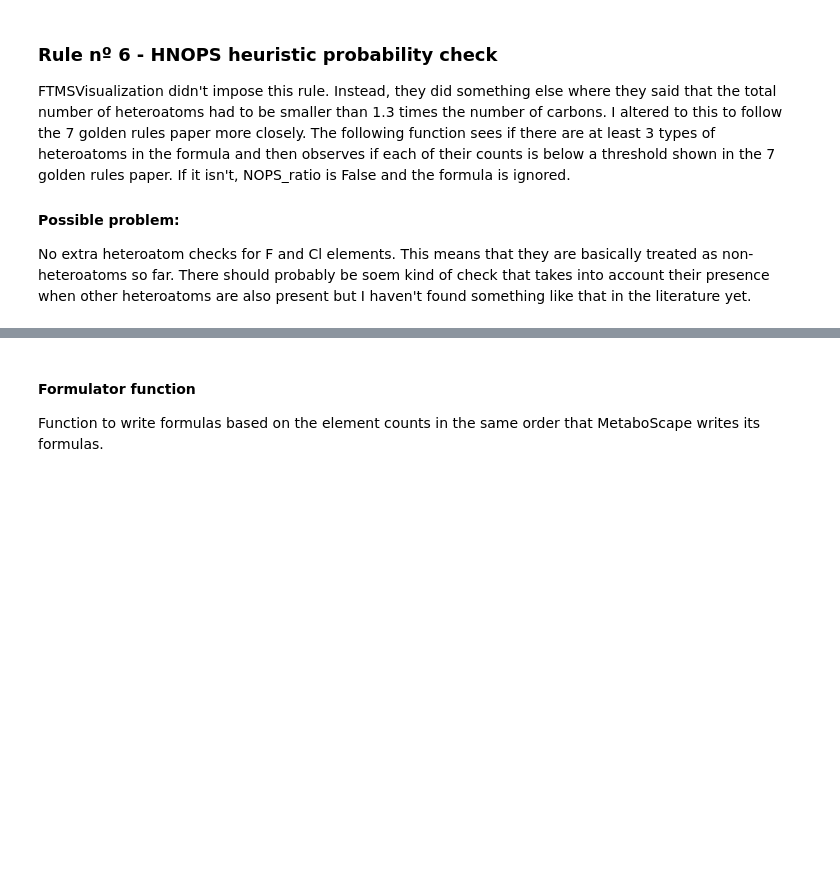
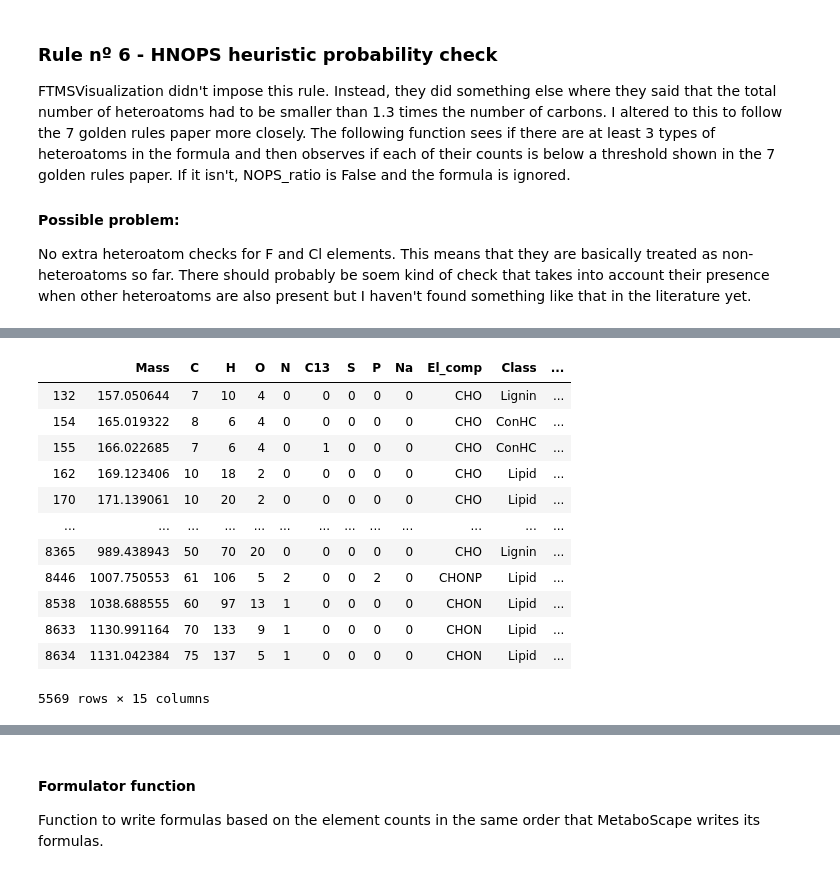
Before and after one commit to aeferreira/similarity_share, a Jupyter notebook: FormGeneration_Assignment.ipynb, the cells around one changed output, grey strips where cells are left out. Cells and saved outputs as stored; diff of their text form; code cells hidden in the pictures; blank space fills up the shorter version.

```diff
--- a/FormGeneration_Assignment.ipynb
+++ b/FormGeneration_Assignment.ipynb
@@ -446,0 +352,21 @@ The second one is a bit different made so the speed of the function could be eve
+# %%
+#Original file in the example_results of Formularity as an example
+formula_file = pd.read_csv('report.csv')
+
+electron_mass = 0.0005485799#09065
+
+formula_file[formula_file['El_comp'].notnull()]
+# %% [output]
+|  | Mass | C | H | O | N | C13 | S | P | Na | El_comp | Class | ... |
+| 132 | 157.050644 | 7 | 10 | 4 | 0 | 0 | 0 | 0 | 0 | CHO | Lignin | ... |
+| 154 | 165.019322 | 8 | 6 | 4 | 0 | 0 | 0 | 0 | 0 | CHO | ConHC | ... |
+| 155 | 166.022685 | 7 | 6 | 4 | 0 | 1 | 0 | 0 | 0 | CHO | ConHC | ... |
+| 162 | 169.123406 | 10 | 18 | 2 | 0 | 0 | 0 | 0 | 0 | CHO | Lipid | ... |
+| 170 | 171.139061 | 10 | 20 | 2 | 0 | 0 | 0 | 0 | 0 | CHO | Lipid | ... |
+| ... | ... | ... | ... | ... | ... | ... | ... | ... | ... | ... | ... | ... |
+| 8365 | 989.438943 | 50 | 70 | 20 | 0 | 0 | 0 | 0 | 0 | CHO | Lignin | ... |
+| 8446 | 1007.750553 | 61 | 106 | 5 | 2 | 0 | 0 | 2 | 0 | CHONP | Lipid | ... |
+| 8538 | 1038.688555 | 60 | 97 | 13 | 1 | 0 | 0 | 0 | 0 | CHON | Lipid | ... |
+| 8633 | 1130.991164 | 70 | 133 | 9 | 1 | 0 | 0 | 0 | 0 | CHON | Lipid | ... |
+| 8634 | 1131.042384 | 75 | 137 | 5 | 1 | 0 | 0 | 0 | 0 | CHON | Lipid | ... |
+5569 rows × 15 columns
```
Also changed, not shown: parts of 73 cells of this notebook.
